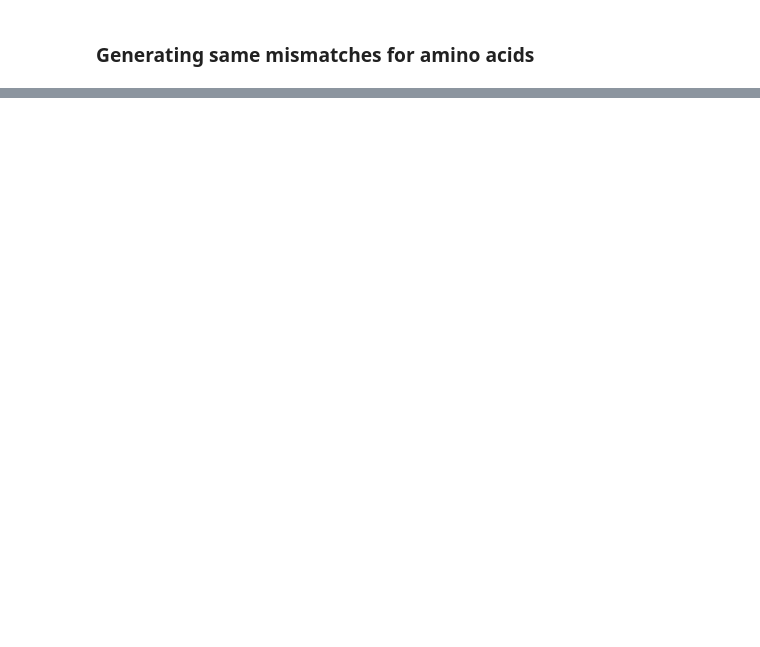
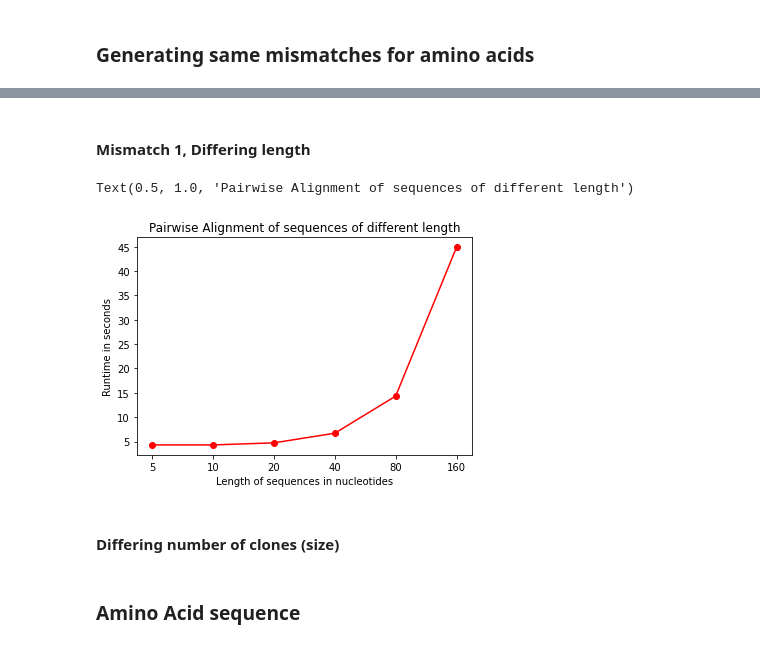
Before and after one commit to jbreynier/tcr_aligner, a Jupyter notebook: test_seqs.ipynb, the cells around one changed output, grey strips where cells are left out. Drawn from its saved outputs; the diff is of its cells as text; code cells hidden in the pictures; blank space fills up the shorter version.

```diff
--- a/test_seqs.ipynb
+++ b/test_seqs.ipynb
@@ -175,0 +213,24 @@ plt.ylim(10, 20)
+# %% [markdown]
+#### Mismatch 1, Differing length
+# %%
+# Pairwise###
+len160_mis1 = generate_mismatches(160, 1, 500)
+
+
+pairwise_length = pd.DataFrame(columns = ['query_pattern', 'time_s'])
+pairwise_length.loc[0] = 'length_5', pairwise_time(len5_mis1)
+pairwise_length.loc[1] = 'length_10', pairwise_time(len10_mis1)
+pairwise_length.loc[2] = 'length_20', pairwise_time(len20_mis1)
+pairwise_length.loc[3] = 'length_40', pairwise_time(len40_mis1)
+pairwise_length.loc[4] = 'length_80', pairwise_time(len80_mis1)
+pairwise_length.loc[5] = 'length_160', pairwise_time(len160_mis1)
+plt.plot(pairwise_length.time_s, marker = 'o', color = 'red')
+plt.xticks([0,1,2,3,4,5], labels=[5,10,20,40,80,160])
+plt.xlabel('Length of sequences in nucleotides')
+plt.ylabel('Runtime in seconds')
+plt.title('Pairwise Alignment of sequences of different length')
+# %% [output]
+Text(0.5, 1.0, 'Pairwise Alignment of sequences of different length')
+[figure, added]
+# %% [markdown]
+#### Differing number of clones (size)
@@ -175,0 +270,2 @@ plt.ylim(10, 20)
+# %% [markdown]
+### Amino Acid sequence
```
Also changed, not shown: parts of 27 cells of this notebook.
